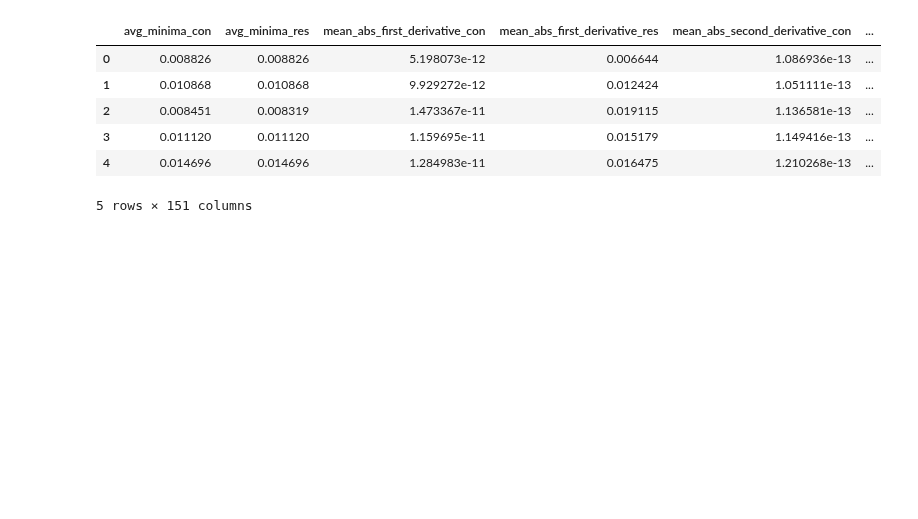
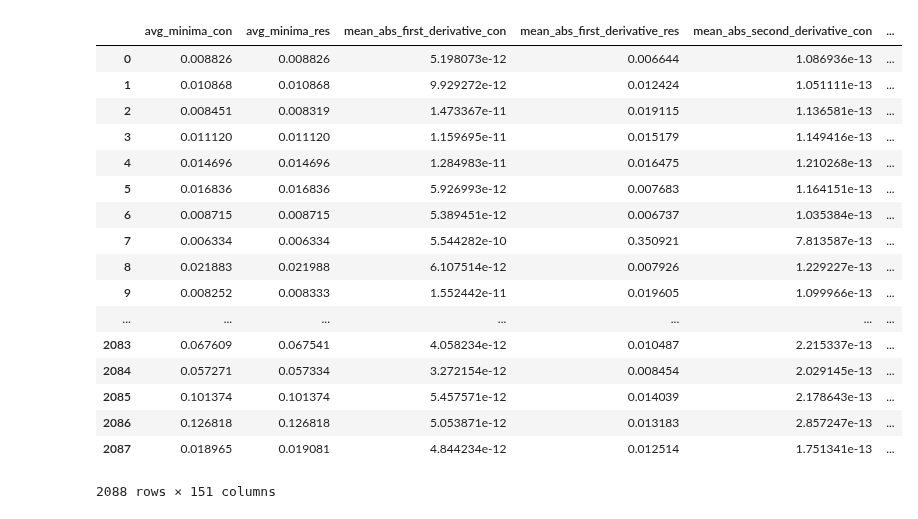
Before and after one commit to Didanny/EECE-499-Emotion-Recognition, a Jupyter notebook: Python Code/Training_Models.ipynb, the cells around one changed output. Drawn from its saved outputs; the diff is of its cells as text; code cells hidden in the pictures; blank space fills up the shorter version.

```diff
--- a/Python Code/Training_Models.ipynb
+++ b/Python Code/Training_Models.ipynb
@@ -9,12 +9,23 @@ load_path = '..\..\\'
 # %%
 Features = pd.read_excel(load_path + 'Features.xlsx')
 # %%
-Features.head()
+Features
 # %% [output]
 |  | avg_minima_con | avg_minima_res | mean_abs_first_derivative_con | mean_abs_first_derivative_res | mean_abs_second_derivative_con | ... |
 | 0 | 0.008826 | 0.008826 | 5.198073e-12 | 0.006644 | 1.086936e-13 | ... |
 | 1 | 0.010868 | 0.010868 | 9.929272e-12 | 0.012424 | 1.051111e-13 | ... |
 | 2 | 0.008451 | 0.008319 | 1.473367e-11 | 0.019115 | 1.136581e-13 | ... |
 | 3 | 0.011120 | 0.011120 | 1.159695e-11 | 0.015179 | 1.149416e-13 | ... |
 | 4 | 0.014696 | 0.014696 | 1.284983e-11 | 0.016475 | 1.210268e-13 | ... |
+| 5 | 0.016836 | 0.016836 | 5.926993e-12 | 0.007683 | 1.164151e-13 | ... |
+| 6 | 0.008715 | 0.008715 | 5.389451e-12 | 0.006737 | 1.035384e-13 | ... |
+| 7 | 0.006334 | 0.006334 | 5.544282e-10 | 0.350921 | 7.813587e-13 | ... |
+| 8 | 0.021883 | 0.021988 | 6.107514e-12 | 0.007926 | 1.229227e-13 | ... |
+| 9 | 0.008252 | 0.008333 | 1.552442e-11 | 0.019605 | 1.099966e-13 | ... |
+| ... | ... | ... | ... | ... | ... | ... |
+| 2083 | 0.067609 | 0.067541 | 4.058234e-12 | 0.010487 | 2.215337e-13 | ... |
+| 2084 | 0.057271 | 0.057334 | 3.272154e-12 | 0.008454 | 2.029145e-13 | ... |
+| 2085 | 0.101374 | 0.101374 | 5.457571e-12 | 0.014039 | 2.178643e-13 | ... |
+| 2086 | 0.126818 | 0.126818 | 5.053871e-12 | 0.013183 | 2.857247e-13 | ... |
+| 2087 | 0.018965 | 0.019081 | 4.844234e-12 | 0.012514 | 1.751341e-13 | ... |
-5 rows × 151 columns
+2088 rows × 151 columns
```
Also changed, not shown: 1 other file.
